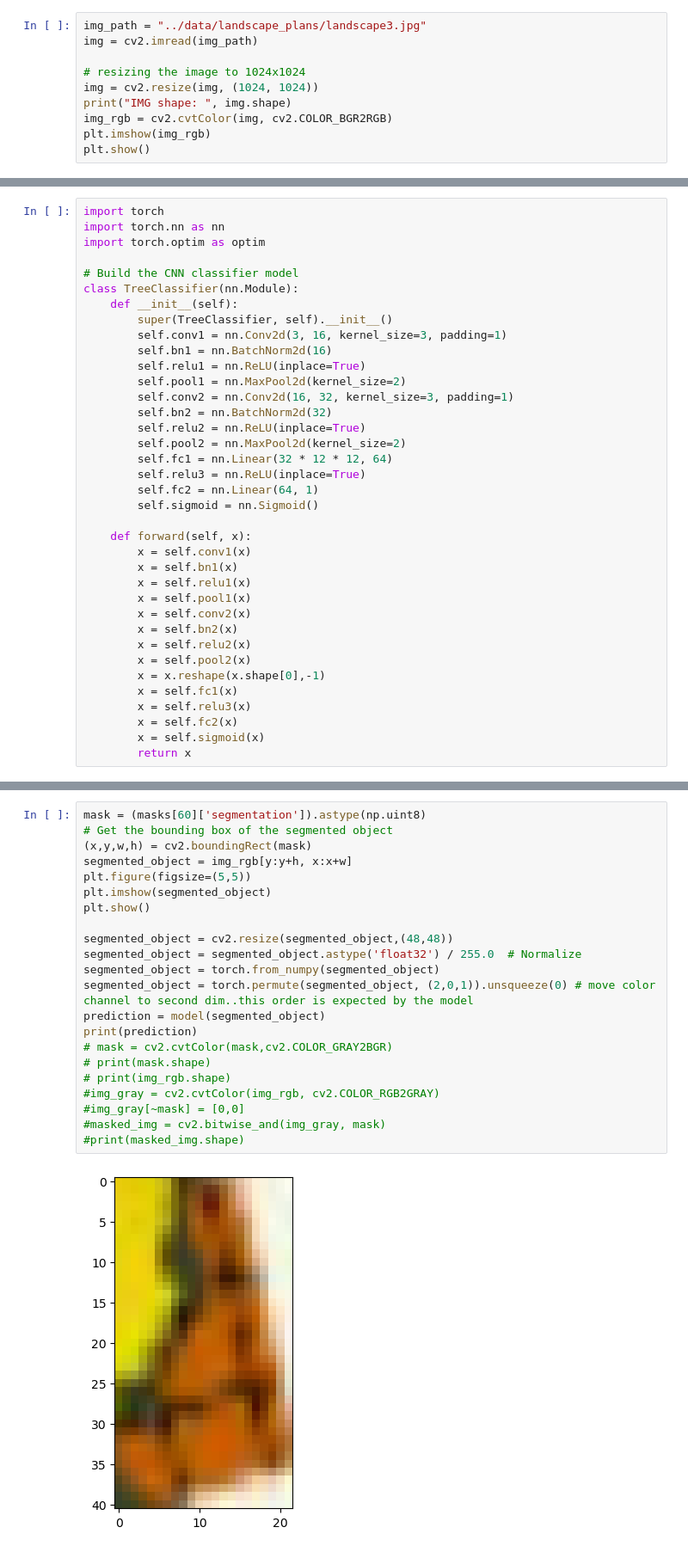
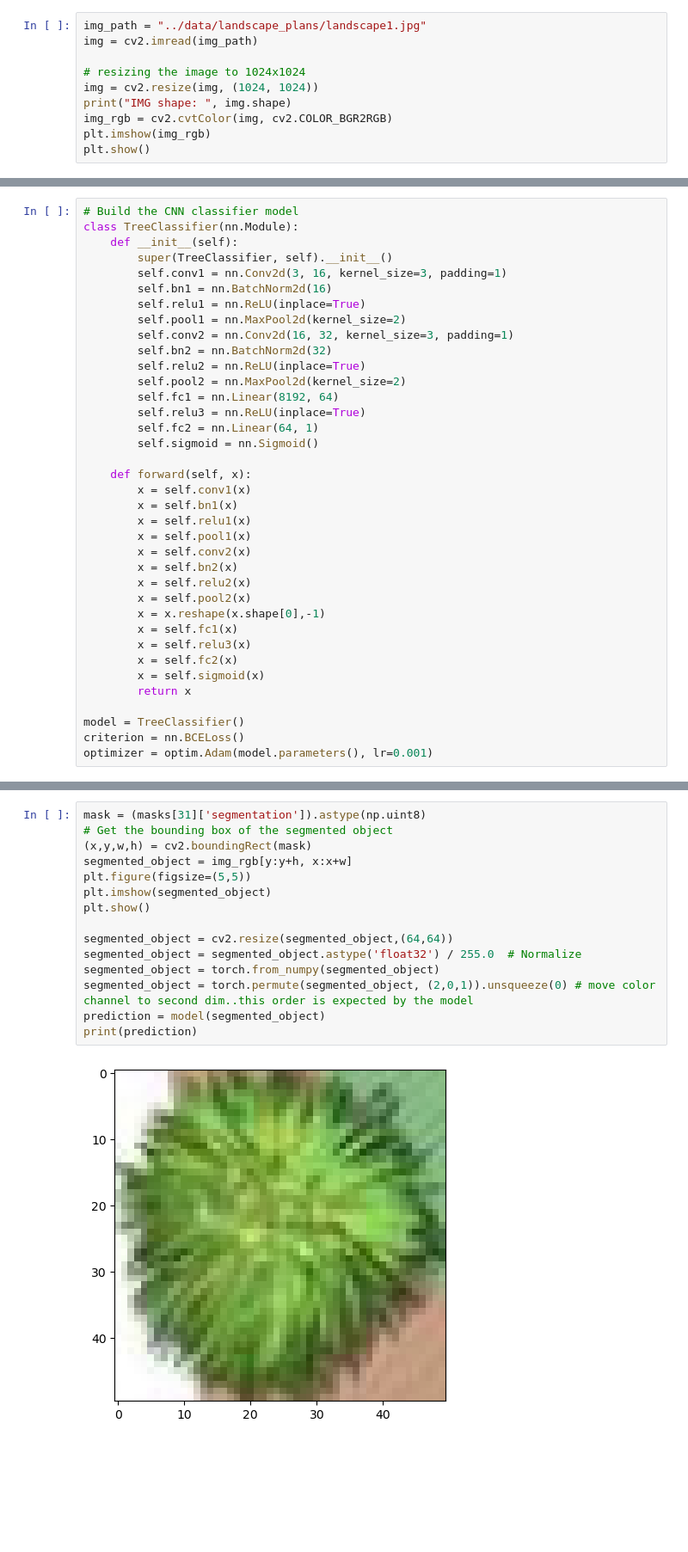
Before and after one commit to PeoplePlusAI/GreenTrack, a Jupyter notebook: Tree Counter/src/finding_trees_using_sam_annotated_data.ipynb, the cells around one changed output, grey strips where cells are left out. Shown at 86% size. Cells and saved outputs as stored; diff of their text form; blank space fills up the shorter version.

```diff
--- a/Tree Counter/src/finding_trees_using_sam_annotated_data.ipynb
+++ b/Tree Counter/src/finding_trees_using_sam_annotated_data.ipynb
@@ -58,7 +62,7 @@ def show_anns(anns):
         img[m] = color_mask
     ax.imshow(img)
 # %%
-img_path = "../data/landscape_plans/landscape3.jpg"
+img_path = "../data/landscape_plans/landscape1.jpg"
 img = cv2.imread(img_path)
 
 # resizing the image to 1024x1024
@@ -166,10 +170,6 @@ def load_yolo_dataset():
 
     return dataset
 # %%
-import torch
-import torch.nn as nn
-import torch.optim as optim
-
 # Build the CNN classifier model
 class TreeClassifier(nn.Module):
     def __init__(self):
@@ -182,7 +182,7 @@ class TreeClassifier(nn.Module):
         self.bn2 = nn.BatchNorm2d(32)
         self.relu2 = nn.ReLU(inplace=True)
         self.pool2 = nn.MaxPool2d(kernel_size=2)
-        self.fc1 = nn.Linear(32 * 12 * 12, 64)
+        self.fc1 = nn.Linear(8192, 64)
         self.relu3 = nn.ReLU(inplace=True)
         self.fc2 = nn.Linear(64, 1)
         self.sigmoid = nn.Sigmoid()
@@ -202,6 +202,10 @@ class TreeClassifier(nn.Module):
         x = self.fc2(x)
         x = self.sigmoid(x)
         return x
+
+model = TreeClassifier()
+criterion = nn.BCELoss()
+optimizer = optim.Adam(model.parameters(), lr=0.001)
 # %%
 icons = np.array(load_yolo_dataset())
 icons = icons.astype('float32') / 255.0  # Normalize
@@ -261,24 +273,17 @@ result = classify_image('path_to_input_image')
 # %%
-mask = (masks[60]['segmentation']).astype(np.uint8)
+mask = (masks[31]['segmentation']).astype(np.uint8)
 # Get the bounding box of the segmented object
 (x,y,w,h) = cv2.boundingRect(mask)
 segmented_object = img_rgb[y:y+h, x:x+w]
 plt.figure(figsize=(5,5))
 plt.imshow(segmented_object)
 plt.show()
 
-segmented_object = cv2.resize(segmented_object,(48,48))
+segmented_object = cv2.resize(segmented_object,(64,64))
 segmented_object = segmented_object.astype('float32') / 255.0  # Normalize
 segmented_object = torch.from_numpy(segmented_object)
 segmented_object = torch.permute(segmented_object, (2,0,1)).unsqueeze(0) # move color channel to second dim..this order is expected by the model
 prediction = model(segmented_object)
 print(prediction)
-# mask = cv2.cvtColor(mask,cv2.COLOR_GRAY2BGR)
-# print(mask.shape)
-# print(img_rgb.shape)
-#img_gray = cv2.cvtColor(img_rgb, cv2.COLOR_RGB2GRAY)
-#img_gray[~mask] = [0,0]
-#masked_img = cv2.bitwise_and(img_gray, mask)
-#print(masked_img.shape)
 # %% [output]
-[figure, old version]
+[figure, new version]
```
Also changed, not shown: parts of 10 cells of this notebook.
